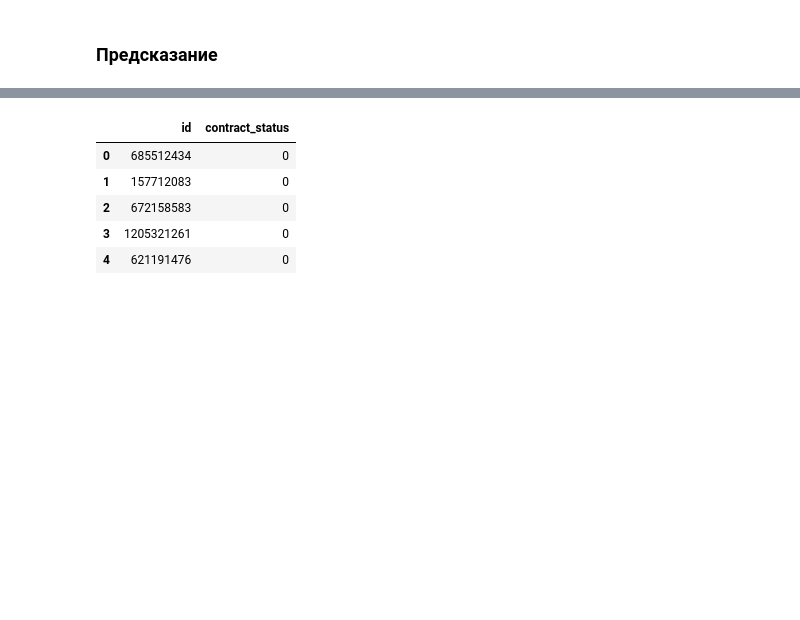
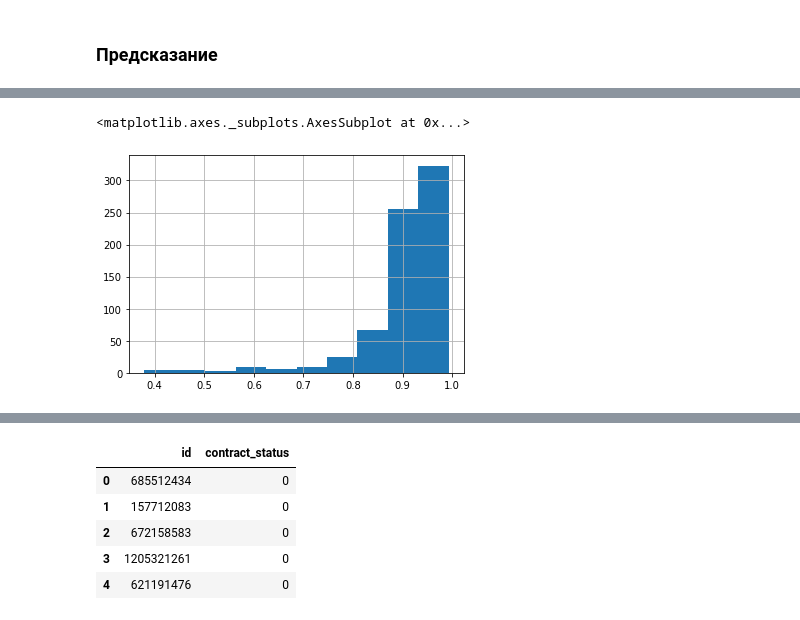
Before and after one commit to vsinyutsina/deep_learning, a Jupyter notebook: heh.ipynb, the cells around one changed output, grey strips where cells are left out. Saved outputs shown, nothing was run; the diff lists cells and outputs as text; code cells hidden in the pictures; blank space fills up the shorter version.

```diff
--- a/heh.ipynb
+++ b/heh.ipynb
@@ -317,3 +232,8 @@ ans['contract_status'] = [int(ans['contract_status'][i]) for i in range(len(ans[
+# %%
+ans.contract_status.hist()
+# %% [output]
+<matplotlib.axes._subplots.AxesSubplot at 0x...>
+[figure, added]
 # %%
 ans.info()
 # %% [output]
```
Also changed, not shown: parts of 79 cells of this notebook.
